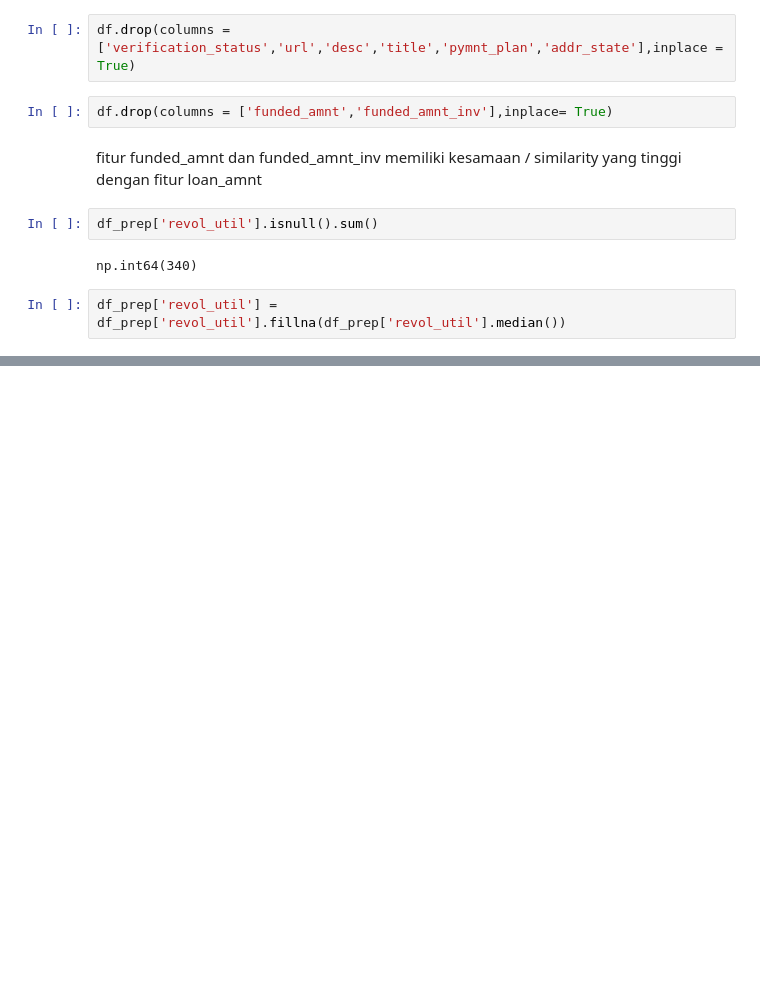
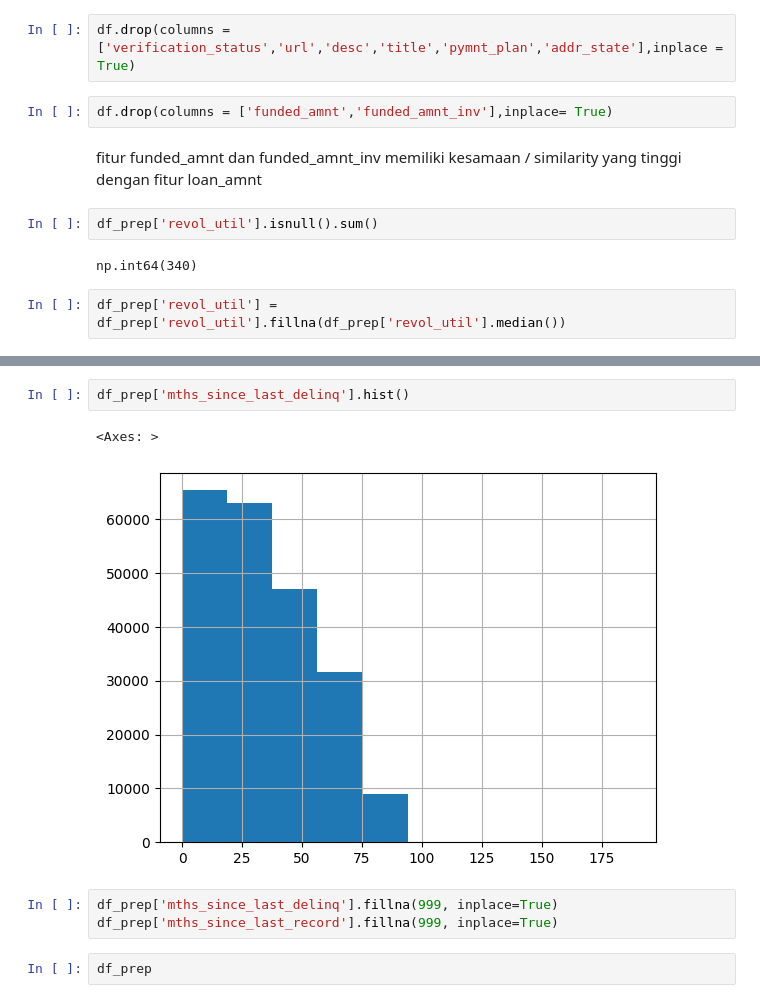
Before and after one commit to rfaoktvian/ChurnPrediction, a Jupyter notebook: notebooks/01_model_development.ipynb, the cells around one changed output, grey strips where cells are left out. Drawn from its saved outputs; the diff is of its cells as text; blank space fills up the shorter version.

```diff
--- a/notebooks/01_model_development.ipynb
+++ b/notebooks/01_model_development.ipynb
@@ -716,0 +774,10 @@ df_prep['revol_util'] = df_prep['revol_util'].fillna(df_prep['revol_util'].media
+# %%
+df_prep['mths_since_last_delinq'].hist()
+# %% [output]
+<Axes: >
+[figure, added]
+# %%
+df_prep['mths_since_last_delinq'].fillna(999, inplace=True)
+df_prep['mths_since_last_record'].fillna(999, inplace=True)
+# %%
+df_prep
```
Also changed, not shown: parts of 7 cells of this notebook.
